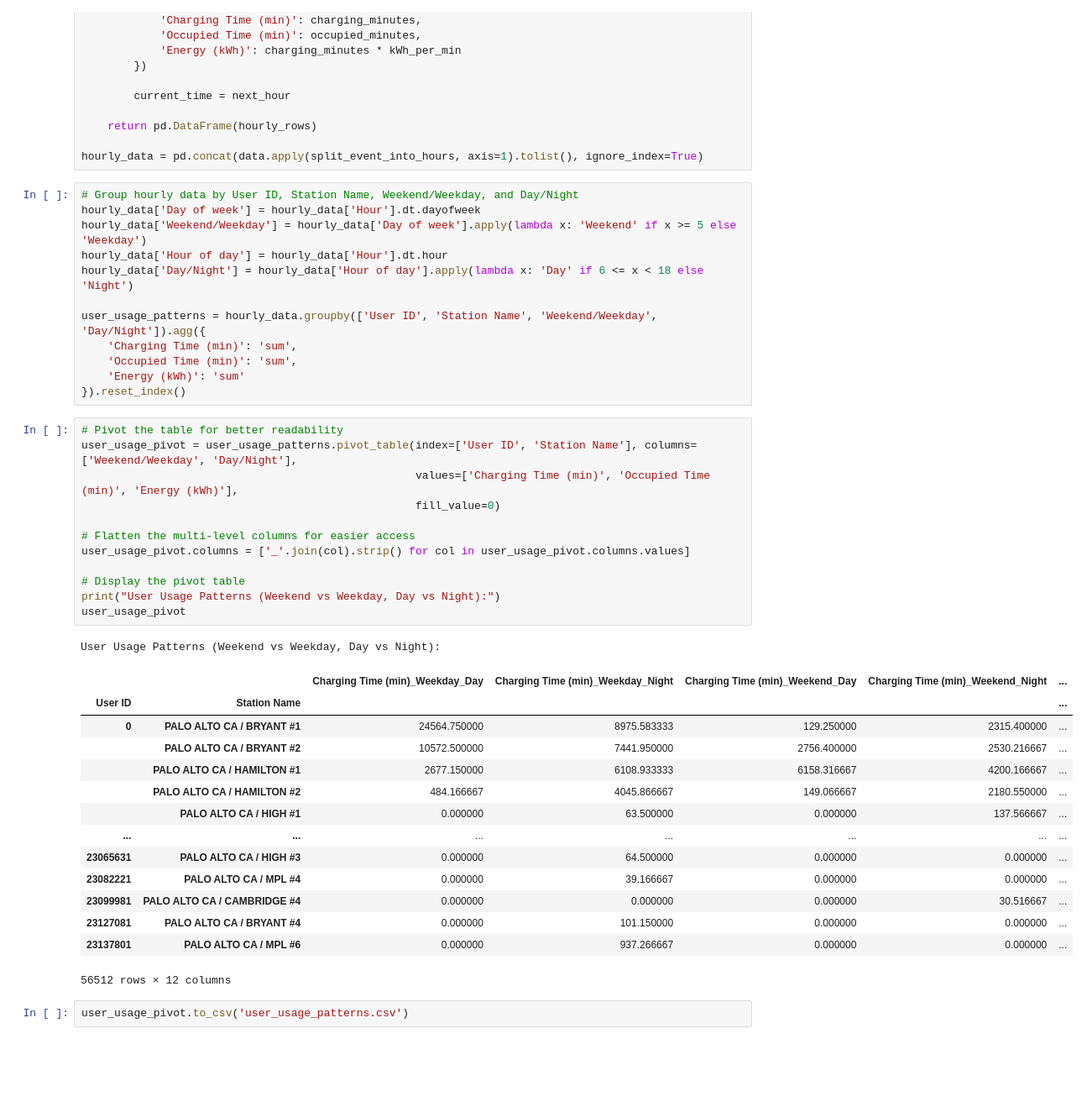
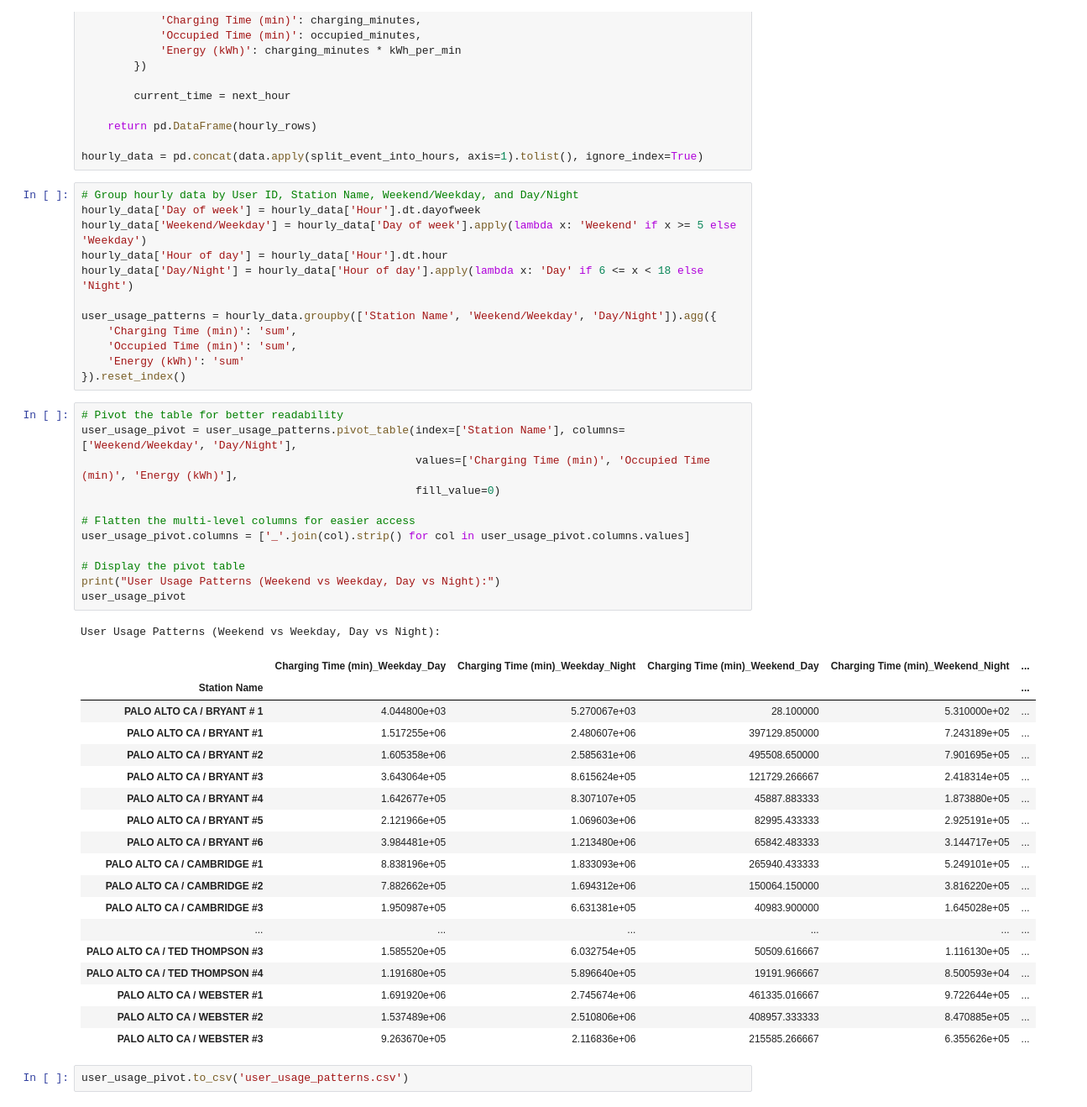
Before and after one commit to DitteGilsfeldt/42577-Introduction-to_Business_Analytics__Project, a Jupyter notebook: new.ipynb, the cells around one changed output. Shown at 84% size. Drawn from its saved outputs; the diff is of its cells as text; blank space fills up the shorter version.

```diff
--- a/new.ipynb
+++ b/new.ipynb
@@ -203,39 +203,43 @@ hourly_data['Weekend/Weekday'] = hourly_data['Day of week'].apply(lambda x: 'Wee
 hourly_data['Hour of day'] = hourly_data['Hour'].dt.hour
 hourly_data['Day/Night'] = hourly_data['Hour of day'].apply(lambda x: 'Day' if 6 <= x < 18 else 'Night')
 
-user_usage_patterns = hourly_data.groupby(['User ID', 'Station Name', 'Weekend/Weekday', 'Day/Night']).agg({
+user_usage_patterns = hourly_data.groupby(['Station Name', 'Weekend/Weekday', 'Day/Night']).agg({
     'Charging Time (min)': 'sum',
     'Occupied Time (min)': 'sum',
     'Energy (kWh)': 'sum'
 }).reset_index()
 # %%
 # Pivot the table for better readability
-user_usage_pivot = user_usage_patterns.pivot_table(index=['User ID', 'Station Name'], columns=['Weekend/Weekday', 'Day/Night'],
+user_usage_pivot = user_usage_patterns.pivot_table(index=['Station Name'], columns=['Weekend/Weekday', 'Day/Night'],
                                                    values=['Charging Time (min)', 'Occupied Time (min)', 'Energy (kWh)'],
                                                    fill_value=0)
 
 # Flatten the multi-level columns for easier access
 user_usage_pivot.columns = ['_'.join(col).strip() for col in user_usage_pivot.columns.values]
 
 # Display the pivot table
 print("User Usage Patterns (Weekend vs Weekday, Day vs Night):")
 user_usage_pivot
 # %% [output]
 User Usage Patterns (Weekend vs Weekday, Day vs Night):
-|  |  | Charging Time (min)_Weekday_Day | Charging Time (min)_Weekday_Night | Charging Time (min)_Weekend_Day | Charging Time (min)_Weekend_Night | ... |
-| User ID | Station Name |  |  |  |  | ... |
-| 0 | PALO ALTO CA / BRYANT #1 | 24564.750000 | 8975.583333 | 129.250000 | 2315.400000 | ... |
-|  | PALO ALTO CA / BRYANT #2 | 10572.500000 | 7441.950000 | 2756.400000 | 2530.216667 | ... |
-|  | PALO ALTO CA / HAMILTON #1 | 2677.150000 | 6108.933333 | 6158.316667 | 4200.166667 | ... |
-|  | PALO ALTO CA / HAMILTON #2 | 484.166667 | 4045.866667 | 149.066667 | 2180.550000 | ... |
-|  | PALO ALTO CA / HIGH #1 | 0.000000 | 63.500000 | 0.000000 | 137.566667 | ... |
-| ... | ... | ... | ... | ... | ... | ... |
-| 23065631 | PALO ALTO CA / HIGH #3 | 0.000000 | 64.500000 | 0.000000 | 0.000000 | ... |
-| 23082221 | PALO ALTO CA / MPL #4 | 0.000000 | 39.166667 | 0.000000 | 0.000000 | ... |
-| 23099981 | PALO ALTO CA / CAMBRIDGE #4 | 0.000000 | 0.000000 | 0.000000 | 30.516667 | ... |
-| 23127081 | PALO ALTO CA / BRYANT #4 | 0.000000 | 101.150000 | 0.000000 | 0.000000 | ... |
-| 23137801 | PALO ALTO CA / MPL #6 | 0.000000 | 937.266667 | 0.000000 | 0.000000 | ... |
+|  | Charging Time (min)_Weekday_Day | Charging Time (min)_Weekday_Night | Charging Time (min)_Weekend_Day | Charging Time (min)_Weekend_Night | ... |
+| Station Name |  |  |  |  | ... |
+| PALO ALTO CA / BRYANT # 1 | 4.044800e+03 | 5.270067e+03 | 28.100000 | 5.310000e+02 | ... |
+| PALO ALTO CA / BRYANT #1 | 1.517255e+06 | 2.480607e+06 | 397129.850000 | 7.243189e+05 | ... |
+| PALO ALTO CA / BRYANT #2 | 1.605358e+06 | 2.585631e+06 | 495508.650000 | 7.901695e+05 | ... |
+| PALO ALTO CA / BRYANT #3 | 3.643064e+05 | 8.615624e+05 | 121729.266667 | 2.418314e+05 | ... |
+| PALO ALTO CA / BRYANT #4 | 1.642677e+05 | 8.307107e+05 | 45887.883333 | 1.873880e+05 | ... |
+| PALO ALTO CA / BRYANT #5 | 2.121966e+05 | 1.069603e+06 | 82995.433333 | 2.925191e+05 | ... |
+| PALO ALTO CA / BRYANT #6 | 3.984481e+05 | 1.213480e+06 | 65842.483333 | 3.144717e+05 | ... |
+| PALO ALTO CA / CAMBRIDGE #1 | 8.838196e+05 | 1.833093e+06 | 265940.433333 | 5.249101e+05 | ... |
+| PALO ALTO CA / CAMBRIDGE #2 | 7.882662e+05 | 1.694312e+06 | 150064.150000 | 3.816220e+05 | ... |
+| PALO ALTO CA / CAMBRIDGE #3 | 1.950987e+05 | 6.631381e+05 | 40983.900000 | 1.645028e+05 | ... |
+| ... | ... | ... | ... | ... | ... |
+| PALO ALTO CA / TED THOMPSON #3 | 1.585520e+05 | 6.032754e+05 | 50509.616667 | 1.116130e+05 | ... |
+| PALO ALTO CA / TED THOMPSON #4 | 1.191680e+05 | 5.896640e+05 | 19191.966667 | 8.500593e+04 | ... |
+| PALO ALTO CA / WEBSTER #1 | 1.691920e+06 | 2.745674e+06 | 461335.016667 | 9.722644e+05 | ... |
+| PALO ALTO CA / WEBSTER #2 | 1.537489e+06 | 2.510806e+06 | 408957.333333 | 8.470885e+05 | ... |
+| PALO ALTO CA / WEBSTER #3 | 9.263670e+05 | 2.116836e+06 | 215585.266667 | 6.355626e+05 | ... |
-56512 rows × 12 columns
 # %%
 user_usage_pivot.to_csv('user_usage_patterns.csv')
 # %% [markdown]
```
Also changed, not shown: parts of 6 cells of this notebook.
